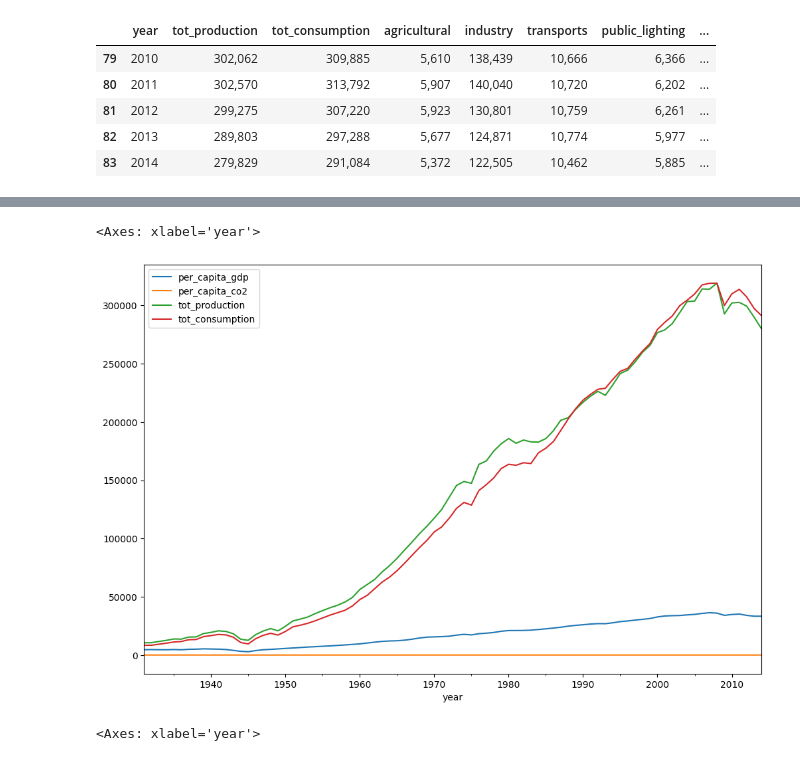
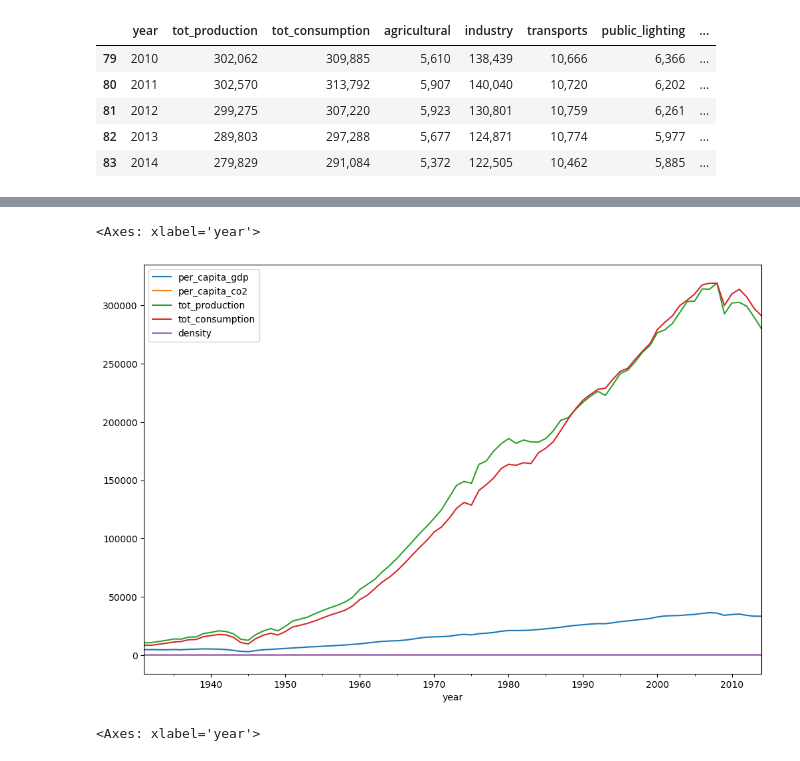
Before and after one commit to depa-tto/Multivariate-Time-Series-project, a Jupyter notebook: time_series_project.ipynb, the cells around one changed output, grey strips where cells are left out. Saved outputs shown, nothing was run; the diff lists cells and outputs as text; code cells hidden in the pictures.

Commit message:
density dataset

```diff
--- a/time_series_project.ipynb
+++ b/time_series_project.ipynb
@@ -124,0 +145,6 @@ co2
+# %%
+density['Year'] = pd.to_datetime(density['Year'],format='%Y',errors='coerce')
+# %%
+density = density.rename(columns={'Population density':'density','Year':'year'})
+# %%
+density = density.set_index('year').dropna()
@@ -188,5 +226,7 @@ data['year'] = pd.to_datetime(data['year'],format='%Y')
 data.set_index('year',inplace=True)
 # %%
 data = data.merge(co2,left_index=True,right_index=True,how='left')
+# %%
+data = data.merge(density,left_index=True,right_index=True,how='left')
 # %%
 data['per_capita_co2'] = data['co2'] / data['population']
@@ -240,9 +285,9 @@ Index(['tot_production', 'tot_consumption', 'agricultural', 'industry',
       dtype='object')
 # %%
-data[['per_capita_gdp','per_capita_co2','tot_production','tot_consumption']].plot(figsize=(12,8))
+data[['per_capita_gdp','per_capita_co2','tot_production','tot_consumption','density']].plot(figsize=(12,8))
 # %% [output]
 <Axes: xlabel='year'>
-[figure, old version]
+[figure, new version]
 # %%
 data[['agricultural','transports']].plot(figsize=(12,8))
 # %% [output]
```
Also changed, not shown: parts of 12 cells of this notebook.
